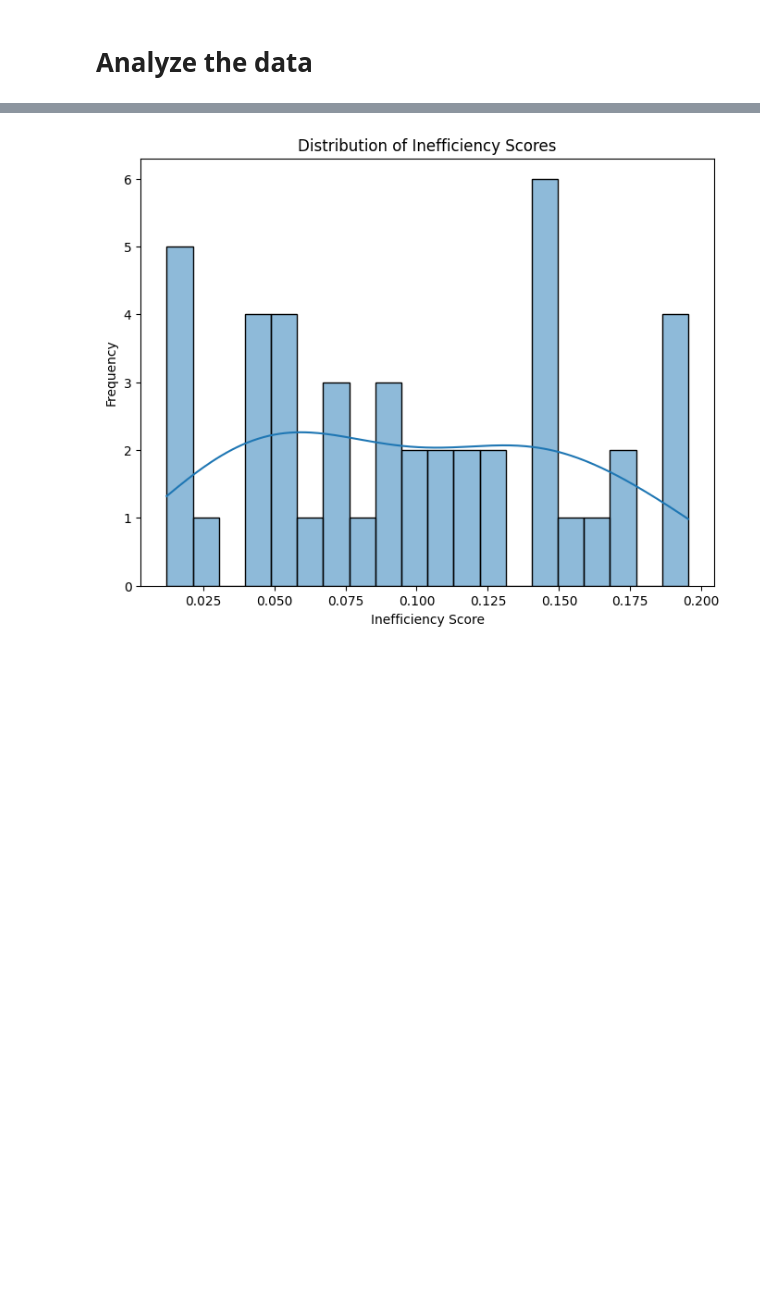
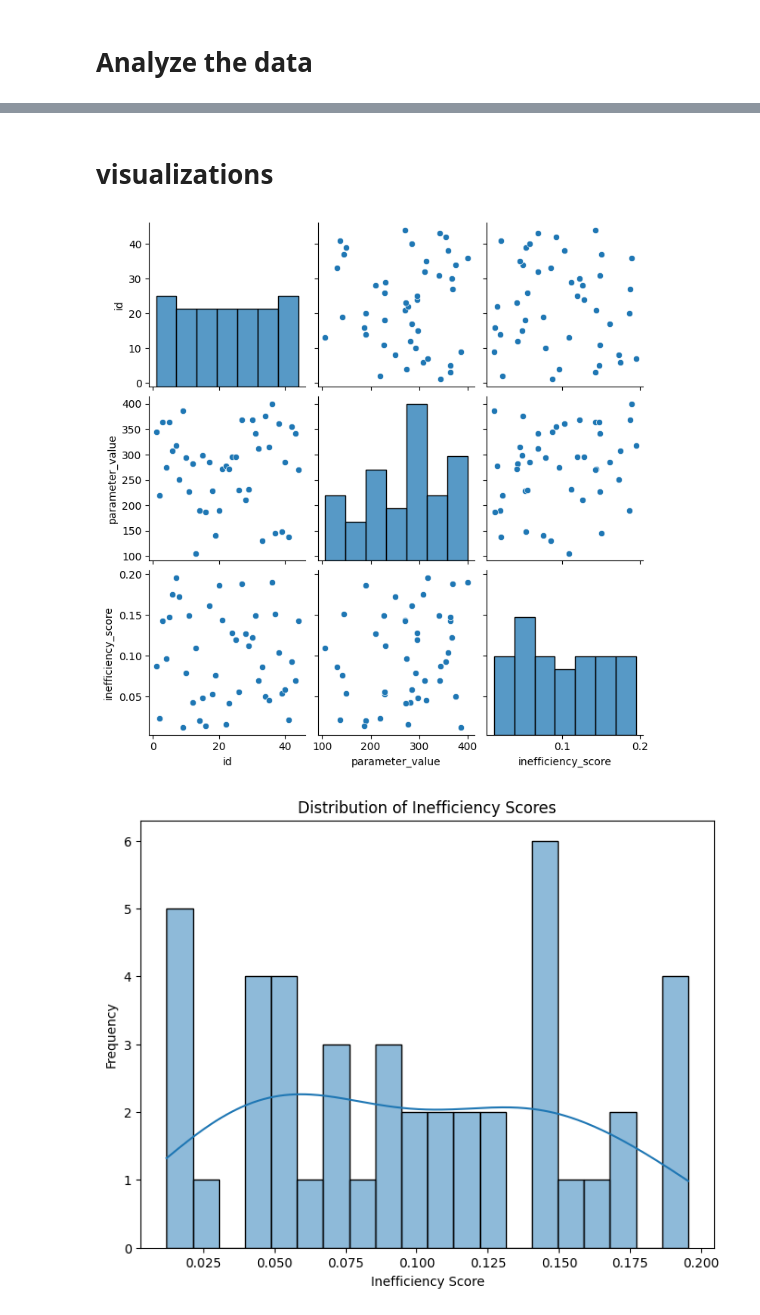
Before and after one commit to Gressling/cheminf-EDU, a Jupyter notebook: machineLearning/les_unit_operations_degradation/data_analyze.ipynb, the cells around one changed output, grey strips where cells are left out. Drawn from its saved outputs; the diff is of its cells as text; code cells hidden in the pictures; blank space fills up the shorter version.

```diff
--- a/machineLearning/les_unit_operations_degradation/data_analyze.ipynb
+++ b/machineLearning/les_unit_operations_degradation/data_analyze.ipynb
@@ -210,3 +215,11 @@ Number of records in df_params: 12
+# %% [markdown]
+# visualizations
+# %%
+# Pairplot for visualizing relationships
+sns.pairplot(df_degradation)
+plt.show()
+# %% [output]
+[figure, added]
 # %%
 # Distribution of inefficiency scores
 plt.figure(figsize=(8, 6))
```
Also changed, not shown: parts of 19 cells of this notebook.
